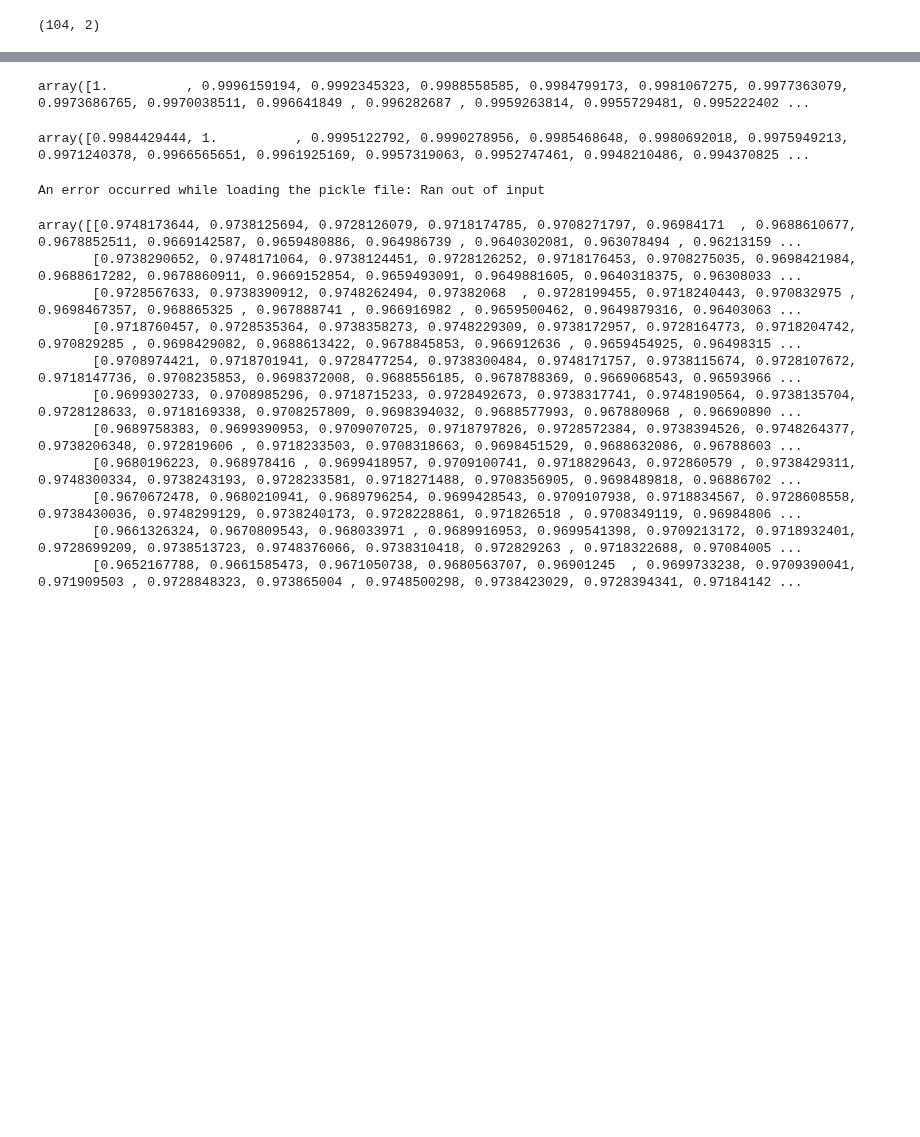
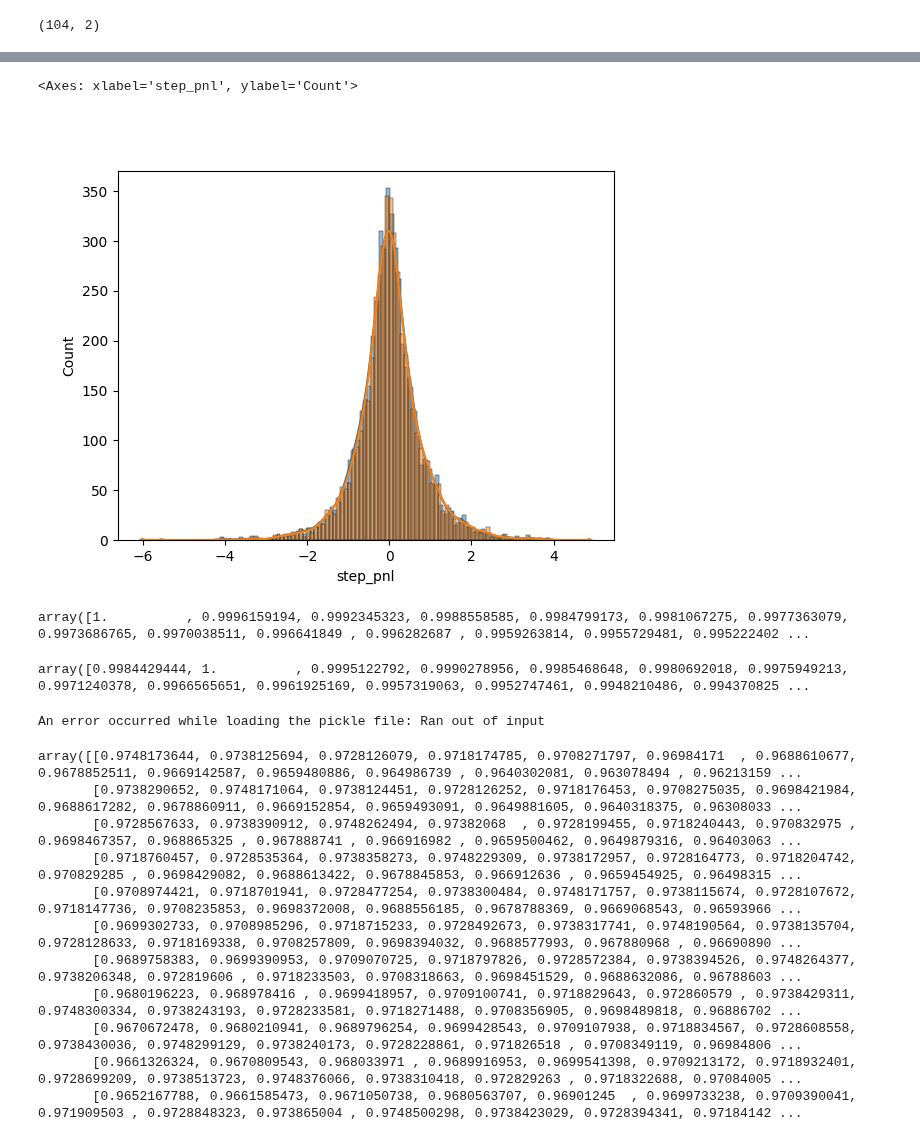
Before and after one commit to Dunkalot/gamma-vega-rl-hedging, a Jupyter notebook: test_rl.ipynb, the cells around one changed output, grey strips where cells are left out. Saved outputs shown, nothing was run; the diff lists cells and outputs as text; code cells hidden in the pictures; blank space fills up the shorter version.

```diff
--- a/test_rl.ipynb
+++ b/test_rl.ipynb
@@ -60,3 +139,14 @@ lmm.swap_indexer(lmm.s_mat_interp)[0,0]*lmm.W[0,0]
+# %%
+df_gamma_spread5 = pd.read_csv('/home/hedge/gamma-vega-rl-hedging/logs/greekhedge_spread=0.05/logs/eval_env/logs.csv')
+df_gamma_spread0 = pd.read_csv('/home/hedge/gamma-vega-rl-hedging/logs/greekhedge_spread=0.0/logs/eval_env/logs.csv')
+# %%
+import seaborn as sns
+sns.histplot(df_gamma_spread5.groupby('episode').aggregate('sum')['step_pnl'], kde=True)
+sns.histplot(df_gamma_spread0.groupby('episode').aggregate('sum')['step_pnl'], kde=True, alpha=0.5)
+#df_gamma_spread5[]
+# %% [output]
+<Axes: xlabel='step_pnl', ylabel='Count'>
+[figure, added]
 # %%
 import numpy as np
 
```
Also changed, not shown: parts of 10 cells of this notebook, 10 other files.
